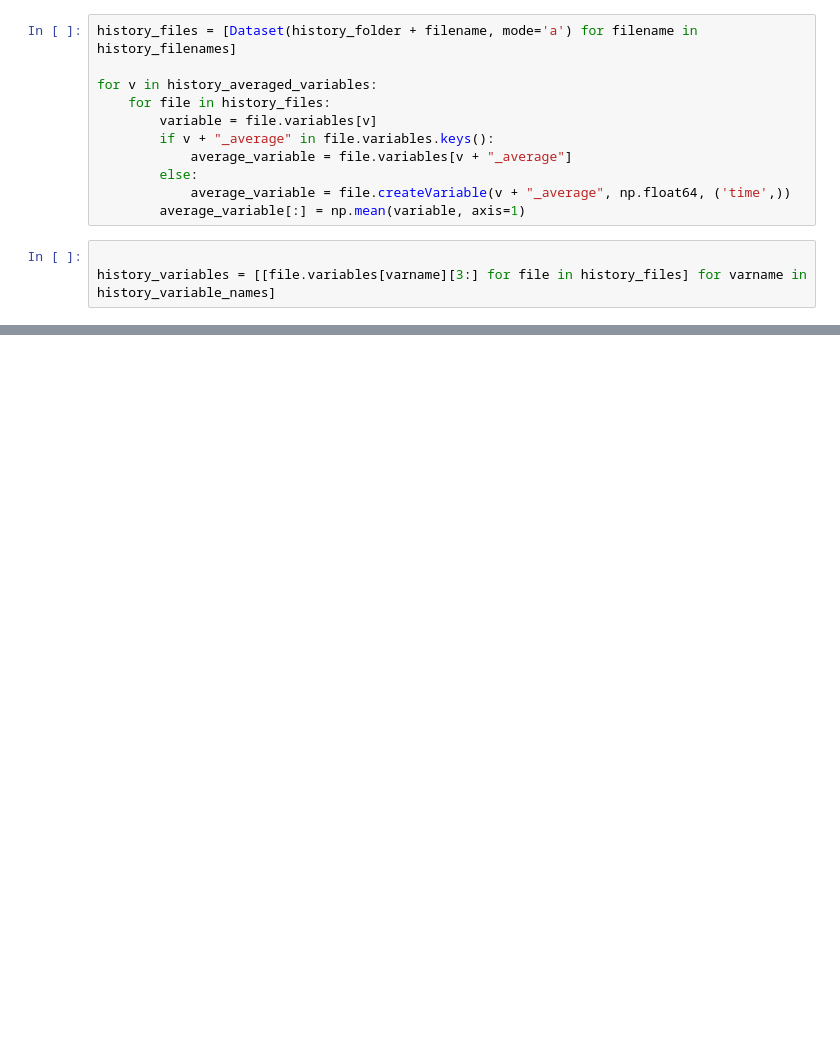
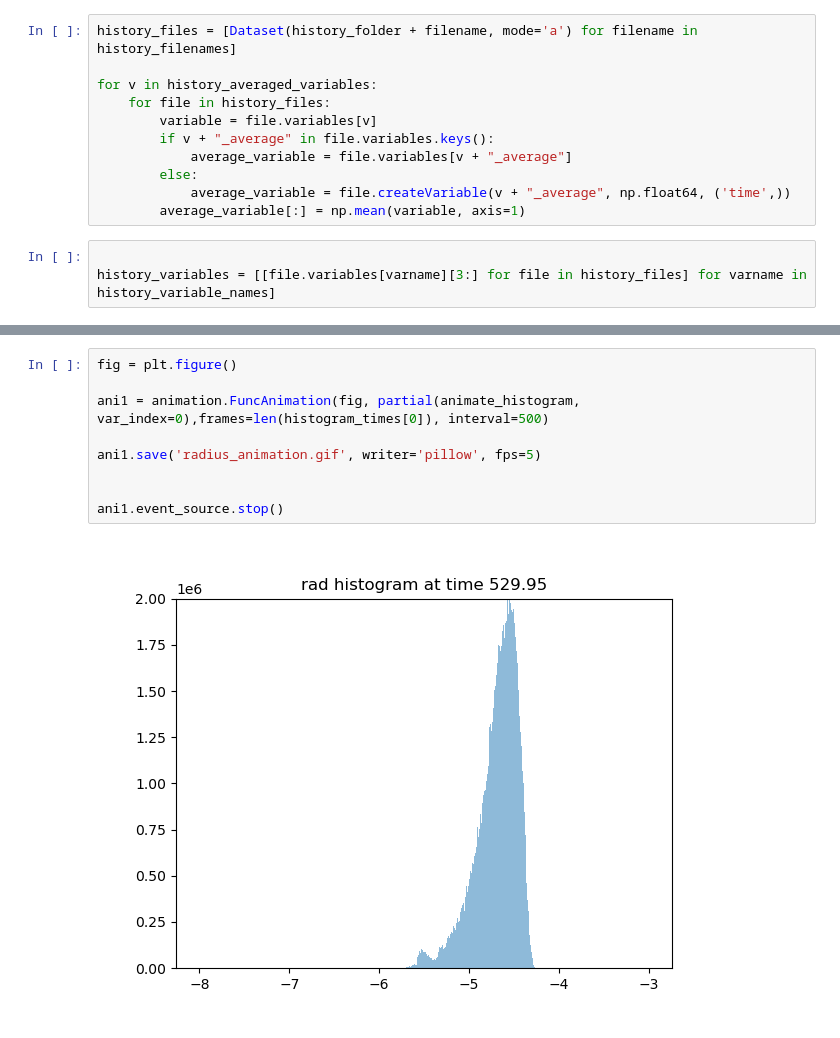
Before and after one commit to RichterLab/NTLP, a Jupyter notebook: droplet_approximation/notebooks/history_postprocessing.ipynb, the cells around one changed output, grey strips where cells are left out. Drawn from its saved outputs; the diff is of its cells as text; blank space fills up the shorter version.

```diff
--- a/droplet_approximation/notebooks/history_postprocessing.ipynb
+++ b/droplet_approximation/notebooks/history_postprocessing.ipynb
@@ -126,0 +191,11 @@ Histogram:  0
+# %%
+fig = plt.figure()
+
+ani1 = animation.FuncAnimation(fig, partial(animate_histogram, var_index=0),frames=len(histogram_times[0]), interval=500)
+
+ani1.save('radius_animation.gif', writer='pillow', fps=5)
+
+
+ani1.event_source.stop()
+# %% [output]
+[figure, added]
```
Also changed, not shown: parts of 20 cells of this notebook, 2 other files.
